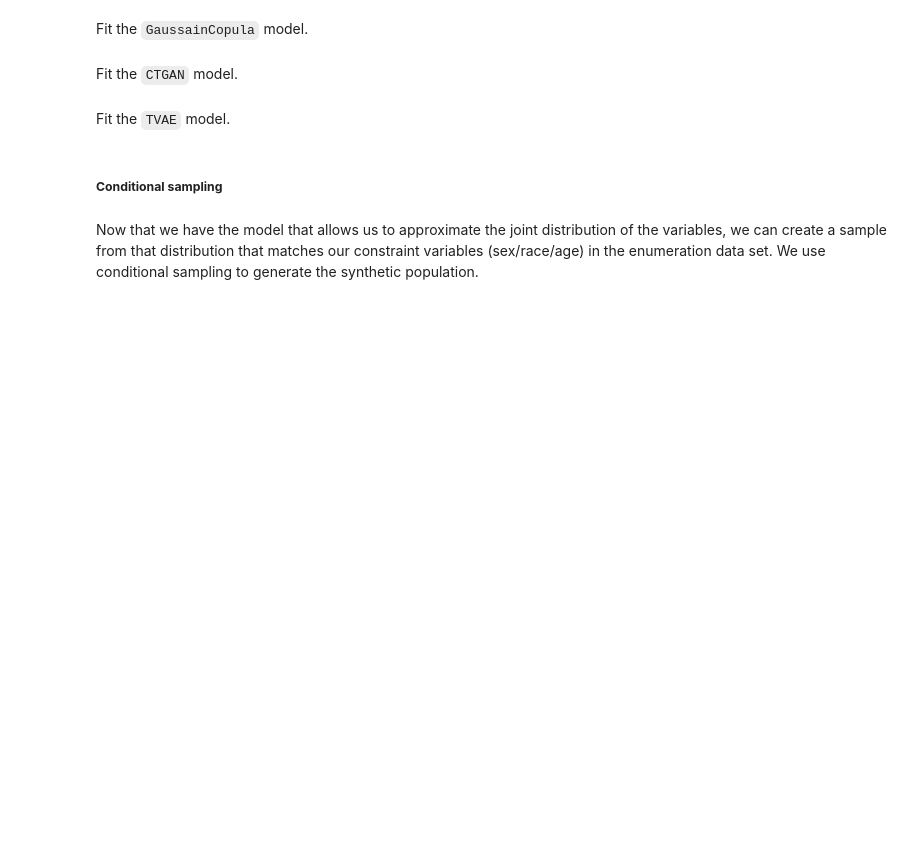
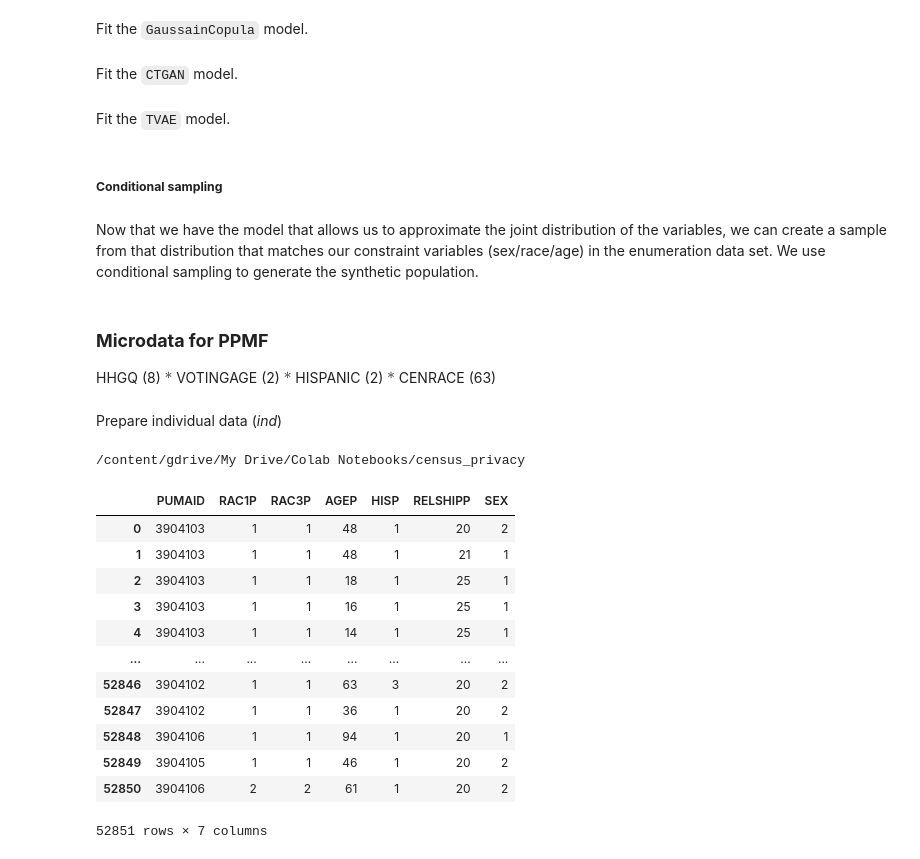
Before and after one commit to linyuehzzz/tda-eval, a Jupyter notebook: franklin_microsim.ipynb, the cells around one changed output. Saved outputs shown, nothing was run; the diff lists cells and outputs as text; code cells hidden in the pictures; blank space fills up the shorter version.

```diff
--- a/franklin_microsim.ipynb
+++ b/franklin_microsim.ipynb
@@ -285,3 +285,34 @@ with open(output, 'w', newline='') as csvfile:
         GEOID10 = [row["GEOID10"]]
         var = GEOID10 + sub_pums.values.tolist()[0]
         writer.writerow(var)
+# %% [markdown]
+### **Microdata for PPMF**
+HHGQ (8) $*$ VOTINGAGE (2) $*$ HISPANIC (2) $*$ CENRACE (63)
+# %% [markdown]
+Prepare individual data (*ind*)
+# %%
+%cd "/content/gdrive/My Drive/Colab Notebooks/census_privacy"
+import pandas as pd
+from lib.target_constraints import *
+
+filename_pums = 'franklin/pums/franklin_pums10.csv'
+data_pums = pd.read_csv(filename_pums)
+pums_subset = data_pums[["PUMAID", "RAC1P", "RAC3P", "AGEP", "HISP", "RELSHIPP", "SEX"]]
+pums_subset.to_csv("franklin/pums/franklin_pums10v2.csv", index=False)
+
+pums_subset
+# %% [output]
+/content/gdrive/My Drive/Colab Notebooks/census_privacy
+|  | PUMAID | RAC1P | RAC3P | AGEP | HISP | RELSHIPP | SEX |
+| 0 | 3904103 | 1 | 1 | 48 | 1 | 20 | 2 |
+| 1 | 3904103 | 1 | 1 | 48 | 1 | 21 | 1 |
+| 2 | 3904103 | 1 | 1 | 18 | 1 | 25 | 1 |
+| 3 | 3904103 | 1 | 1 | 16 | 1 | 25 | 1 |
+| 4 | 3904103 | 1 | 1 | 14 | 1 | 25 | 1 |
+| ... | ... | ... | ... | ... | ... | ... | ... |
+| 52846 | 3904102 | 1 | 1 | 63 | 3 | 20 | 2 |
+| 52847 | 3904102 | 1 | 1 | 36 | 1 | 20 | 2 |
+| 52848 | 3904106 | 1 | 1 | 94 | 1 | 20 | 1 |
+| 52849 | 3904105 | 1 | 1 | 46 | 1 | 20 | 2 |
+| 52850 | 3904106 | 2 | 2 | 61 | 1 | 20 | 2 |
+52851 rows × 7 columns
```
Also changed, not shown: parts of 12 cells of this notebook.
